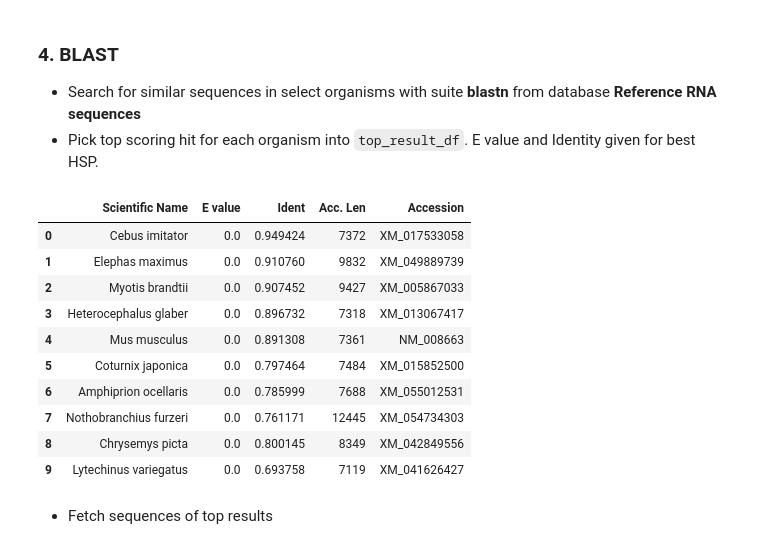
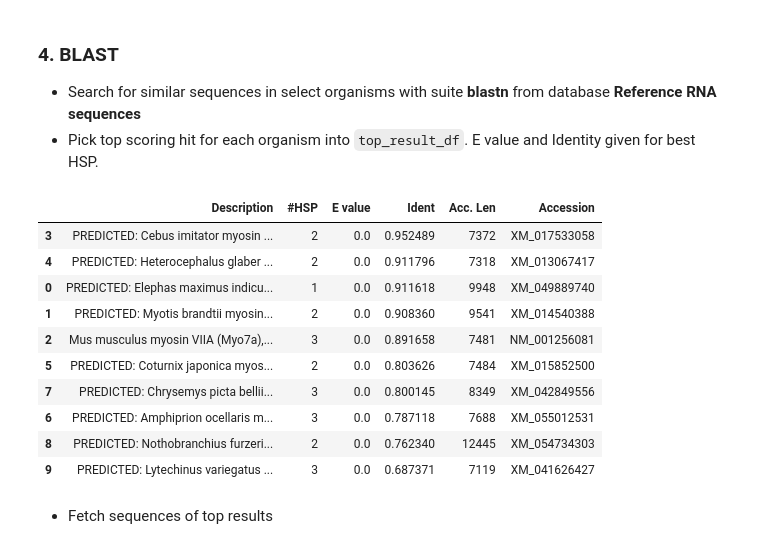
Before and after one commit to ogkristi/bioinfo1, a Jupyter notebook: myo7a.ipynb, the cells around one changed output. Drawn from its saved outputs; the diff is of its cells as text; code cells hidden in the pictures.

```diff
--- a/myo7a.ipynb
+++ b/myo7a.ipynb
@@ -179,6 +182,7 @@ plt.imshow(chart)
 handle = Entrez.esearch(
     db="nuccore",
     term=f'("Homo sapiens"[Orgn] AND {GENE}[Gene] AND biomol_mrna[PROP] AND srcdb_refseq[PROP]) NOT "PREDICTED"[Title]',
+    sort="sequence length",
 )
 results = Entrez.read(handle)
 
@@ -192,41 +196,42 @@ mrna = SeqIO.read(handle, "fasta")
 # %%
 organisms = " OR ".join([f'"{s}"[Orgn]' for s in SPECIES[1:]])
 handle = NCBIWWW.qblast(
     "blastn",
     "refseq_rna",
     mrna.id,
     entrez_query=organisms,
     hitlist_size=100,
 )
 blast_result = SearchIO.read(handle, "blast-xml")
 
 top_result = {}
 for hit in blast_result:
     try:
         organism = get_orgn(hit.description)
         if organism not in top_result:
             top_result[organism] = hit
     except:
         pass
 
 # Latex table creation
 # for tx, hit in top_result.items():
 #     print("\\textit{"+tx+"}", hit.accession.replace("_","\\_"), str(hit.seq_len)+" \\\\", sep=" & ")
 
-top_result_df = pd.DataFrame([{"Scientific Name": tx, "E value": hit[0].evalue, "Ident": hit[0].ident_num/hit[0].aln_span, "Acc. Len": hit.seq_len, "Accession": hit.accession} for tx, hit in top_result.items()])
-top_result_df
+top_result_df = pd.DataFrame([{"Description": hit.description, "#HSP": len(hit), "E value": hit[0].evalue, "Ident": hit[0].ident_num/hit[0].aln_span, "Acc. Len": hit.seq_len, "Accession": hit.accession} for hit in top_result.values()])
+with pd.option_context('display.max_colwidth', None):
+    display(top_result_df.sort_values("Ident", ascending=False))
 # %% [output]
-|  | Scientific Name | E value | Ident | Acc. Len | Accession |
-| 0 | Cebus imitator | 0.0 | 0.949424 | 7372 | XM_017533058 |
-| 1 | Elephas maximus | 0.0 | 0.910760 | 9832 | XM_049889739 |
-| 2 | Myotis brandtii | 0.0 | 0.907452 | 9427 | XM_005867033 |
-| 3 | Heterocephalus glaber | 0.0 | 0.896732 | 7318 | XM_013067417 |
-| 4 | Mus musculus | 0.0 | 0.891308 | 7361 | NM_008663 |
-| 5 | Coturnix japonica | 0.0 | 0.797464 | 7484 | XM_015852500 |
-| 6 | Amphiprion ocellaris | 0.0 | 0.785999 | 7688 | XM_055012531 |
-| 7 | Nothobranchius furzeri | 0.0 | 0.761171 | 12445 | XM_054734303 |
-| 8 | Chrysemys picta | 0.0 | 0.800145 | 8349 | XM_042849556 |
-| 9 | Lytechinus variegatus | 0.0 | 0.693758 | 7119 | XM_041626427 |
+|  | Description | #HSP | E value | Ident | Acc. Len | Accession |
+| 3 | PREDICTED: Cebus imitator myosin ... | 2 | 0.0 | 0.952489 | 7372 | XM_017533058 |
+| 4 | PREDICTED: Heterocephalus glaber ... | 2 | 0.0 | 0.911796 | 7318 | XM_013067417 |
+| 0 | PREDICTED: Elephas maximus indicu... | 1 | 0.0 | 0.911618 | 9948 | XM_049889740 |
+| 1 | PREDICTED: Myotis brandtii myosin... | 2 | 0.0 | 0.908360 | 9541 | XM_014540388 |
+| 2 | Mus musculus myosin VIIA (Myo7a),... | 3 | 0.0 | 0.891658 | 7481 | NM_001256081 |
+| 5 | PREDICTED: Coturnix japonica myos... | 2 | 0.0 | 0.803626 | 7484 | XM_015852500 |
+| 7 | PREDICTED: Chrysemys picta bellii... | 3 | 0.0 | 0.800145 | 8349 | XM_042849556 |
+| 6 | PREDICTED: Amphiprion ocellaris m... | 3 | 0.0 | 0.787118 | 7688 | XM_055012531 |
+| 8 | PREDICTED: Nothobranchius furzeri... | 2 | 0.0 | 0.762340 | 12445 | XM_054734303 |
+| 9 | PREDICTED: Lytechinus variegatus ... | 3 | 0.0 | 0.687371 | 7119 | XM_041626427 |
 # %% [markdown]
 - Fetch sequences of top results
 # %%
```
Also changed, not shown: parts of 4 cells of this notebook, 4 other files.
